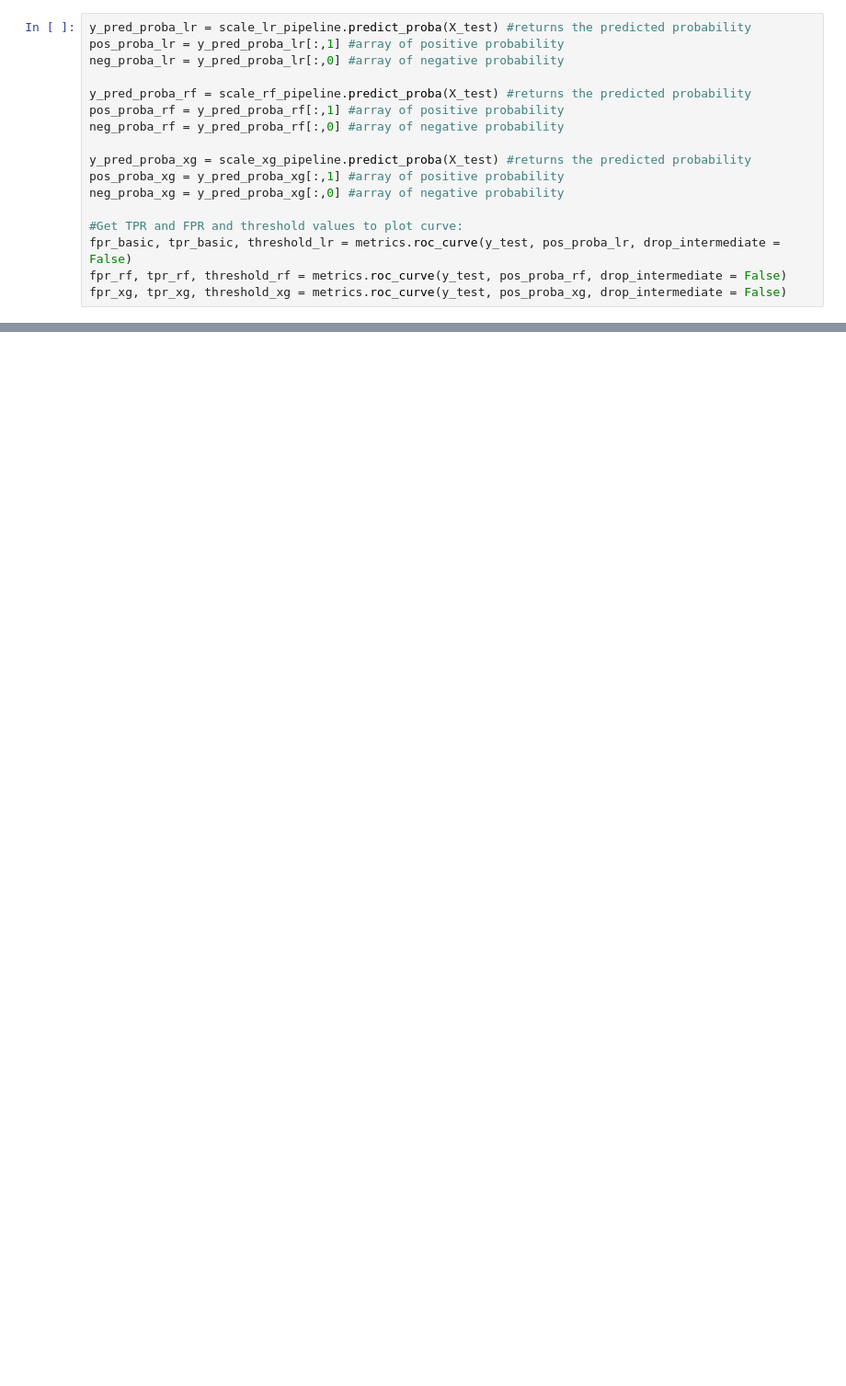
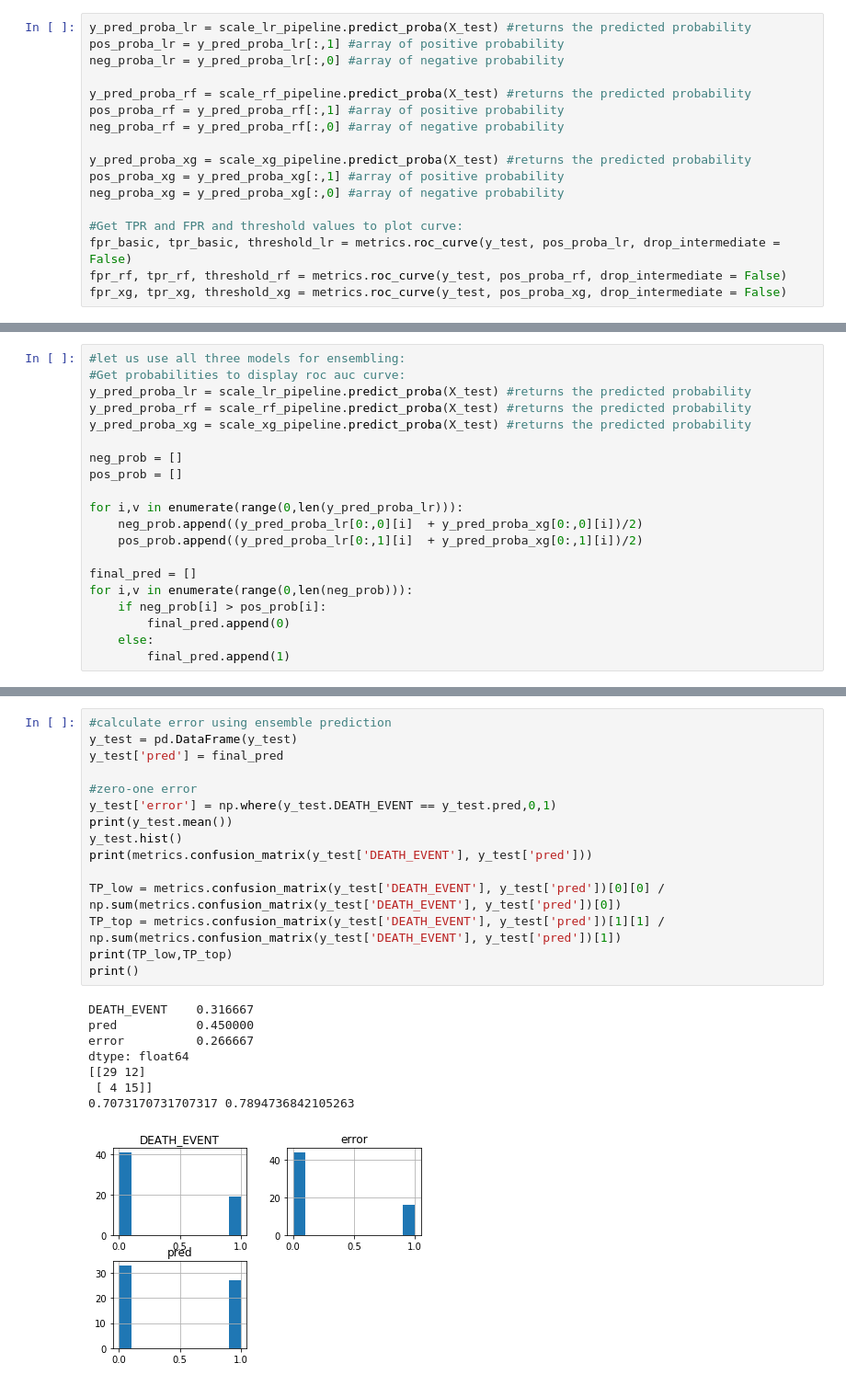
Before and after one commit to janrth/heart_failure_prediction, a Jupyter notebook: death_event_prediction.ipynb, the cells around one changed output, grey strips where cells are left out. Shown: that part at 92% size. Drawn from its saved outputs; the diff is of its cells as text; blank space fills up the shorter version.

```diff
--- a/death_event_prediction.ipynb
+++ b/death_event_prediction.ipynb
@@ -200,0 +459,20 @@ Text(0.5, 1.0, 'ROC Curve')
+# %%
+#let us use all three models for ensembling:
+#Get probabilities to display roc auc curve:
+y_pred_proba_lr = scale_lr_pipeline.predict_proba(X_test) #returns the predicted probability
+y_pred_proba_rf = scale_rf_pipeline.predict_proba(X_test) #returns the predicted probability
+y_pred_proba_xg = scale_xg_pipeline.predict_proba(X_test) #returns the predicted probability
+
+neg_prob = []
+pos_prob = []
+
+for i,v in enumerate(range(0,len(y_pred_proba_lr))):
+    neg_prob.append((y_pred_proba_lr[0:,0][i]  + y_pred_proba_xg[0:,0][i])/2)
+    pos_prob.append((y_pred_proba_lr[0:,1][i]  + y_pred_proba_xg[0:,1][i])/2)
+
+final_pred = []
+for i,v in enumerate(range(0,len(neg_prob))):
+    if neg_prob[i] > pos_prob[i]:
+        final_pred.append(0)
+    else:
+        final_pred.append(1)
@@ -200,0 +489,24 @@ Text(0.5, 1.0, 'ROC Curve')
+# %%
+#calculate error using ensemble prediction
+y_test = pd.DataFrame(y_test)
+y_test['pred'] = final_pred
+
+#zero-one error
+y_test['error'] = np.where(y_test.DEATH_EVENT == y_test.pred,0,1)
+print(y_test.mean())
+y_test.hist()
+print(metrics.confusion_matrix(y_test['DEATH_EVENT'], y_test['pred']))
+
+TP_low = metrics.confusion_matrix(y_test['DEATH_EVENT'], y_test['pred'])[0][0] / np.sum(metrics.confusion_matrix(y_test['DEATH_EVENT'], y_test['pred'])[0])
+TP_top = metrics.confusion_matrix(y_test['DEATH_EVENT'], y_test['pred'])[1][1] / np.sum(metrics.confusion_matrix(y_test['DEATH_EVENT'], y_test['pred'])[1])
+print(TP_low,TP_top)
+print()
+# %% [output]
+DEATH_EVENT    0.316667
+pred           0.450000
+error          0.266667
+dtype: float64
+[[29 12]
+ [ 4 15]]
+0.7073170731707317 0.7894736842105263
+[figure, added]
```
Also changed, not shown: parts of 22 cells of this notebook.
